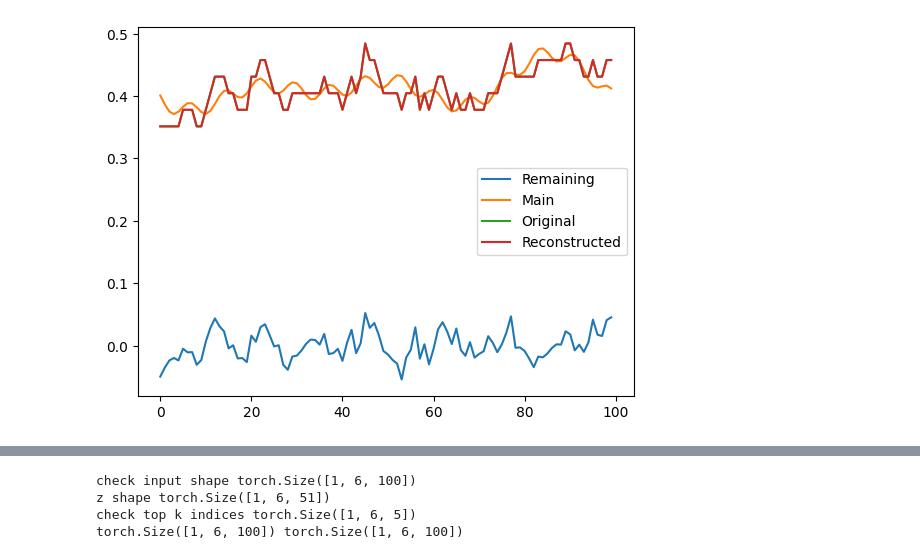
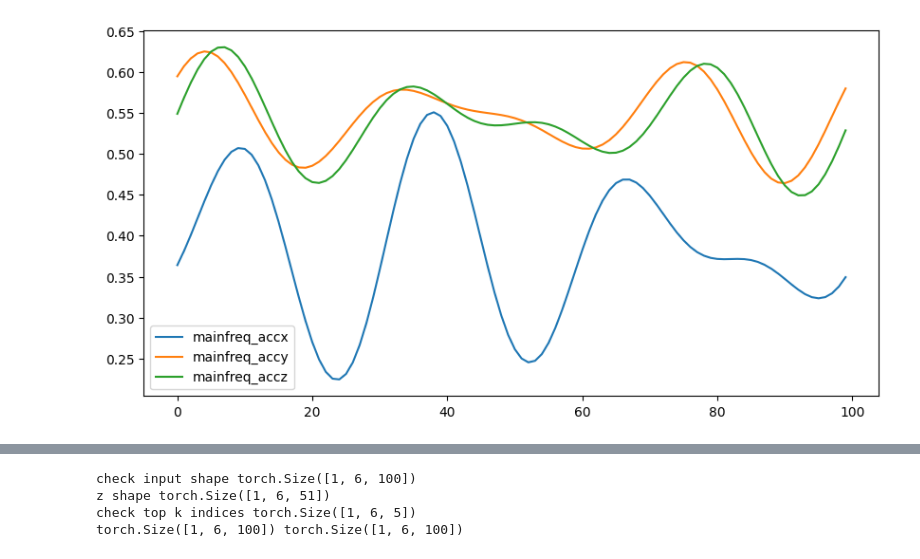
Before and after one commit to walterxx1/sensordiff, a Jupyter notebook: notebooks/analysis_different_freq_domains.ipynb, the cells around one changed output, grey strips where cells are left out. Drawn from its saved outputs; the diff is of its cells as text; code cells hidden in the pictures.

```diff
--- a/notebooks/analysis_different_freq_domains.ipynb
+++ b/notebooks/analysis_different_freq_domains.ipynb
@@ -11,7 +12,7 @@ with h5py.File(data_path, 'r') as f_r:
     test_sample = data_genbylabel[100,:,1]
     print(data_genbylabel.shape)
 
-    jumping_data = f_r['datas']['jumping'][:]
-    print(jumping_data.shape)
+    running_data = f_r['datas']['runningforward'][:]
+    print(running_data.shape)
 # %% [output]
 (28102, 100, 6)
@@ -23,0 +20,15 @@ plt.plot(test_sample)
+# %%
+scaler = MinMaxScaler()
+data_fitted = scaler.fit_transform(running_data)
+window = 100
+
+num_splits = max((data_fitted.shape[0] - window + 1) // window, 0)
+data_all = []
+
+for i in range(num_splits):
+    start = i * window
+    end = (i + 1) * window
+    data_all.append(data_fitted[start:end, :])
+
+data_all = np.array(data_all)
+print(data_all.shape)
@@ -56,7 +69,7 @@ def norm_and_main_freq(x, k):
     # Return both components
     return x_r, x_m
 # %%
-input_tensor = torch.tensor(data_genbylabel[100:124,:,:]).float().permute(0, 2, 1)
-x_r, x_m = norm_and_main_freq(input_tensor, 5)
+input_tensor = torch.tensor(data_all[0:1000,:,:]).float().permute(0, 2, 1)
+x_r, x_m = norm_and_main_freq(input_tensor, 3)
 print(x_r.shape, x_m.shape)
 # %% [output]
@@ -67,9 +132,16 @@ torch.Size([24, 6, 100]) torch.Size([24, 6, 100])
 # %%
-plt.plot(x_r[19,2,:], label='Remaining')
-plt.plot(x_m[19,2,:], label='Main')
-plt.plot(input_tensor[19,2,:], label='Original')
-plt.plot(x_r[19,2,:] + x_m[19,2,:], label='Reconstructed')
+idx = 300
+feature_id = 3
+plt.figure(figsize=(10, 5))
+plt.plot(x_m[idx,0,:], label='mainfreq_accx')
+plt.plot(x_m[idx,1,:], label='mainfreq_accy')
+plt.plot(x_m[idx,2,:], label='mainfreq_accz')
+
+# plt.plot(x_r[idx,feature_id,:], label='Remaining')
+# plt.plot(x_m[idx,feature_id,:], label='Main')
+# plt.plot(input_tensor[idx,feature_id,:], label='Original')
+# plt.plot(x_r[idx,feature_id,:] + x_m[idx,feature_id,:], label='Reconstructed')
 plt.legend()
 plt.show()
 # %% [output]
-[figure, old version]
+[figure, new version]
```
Also changed, not shown: parts of 22 cells of this notebook, 20 other files.
